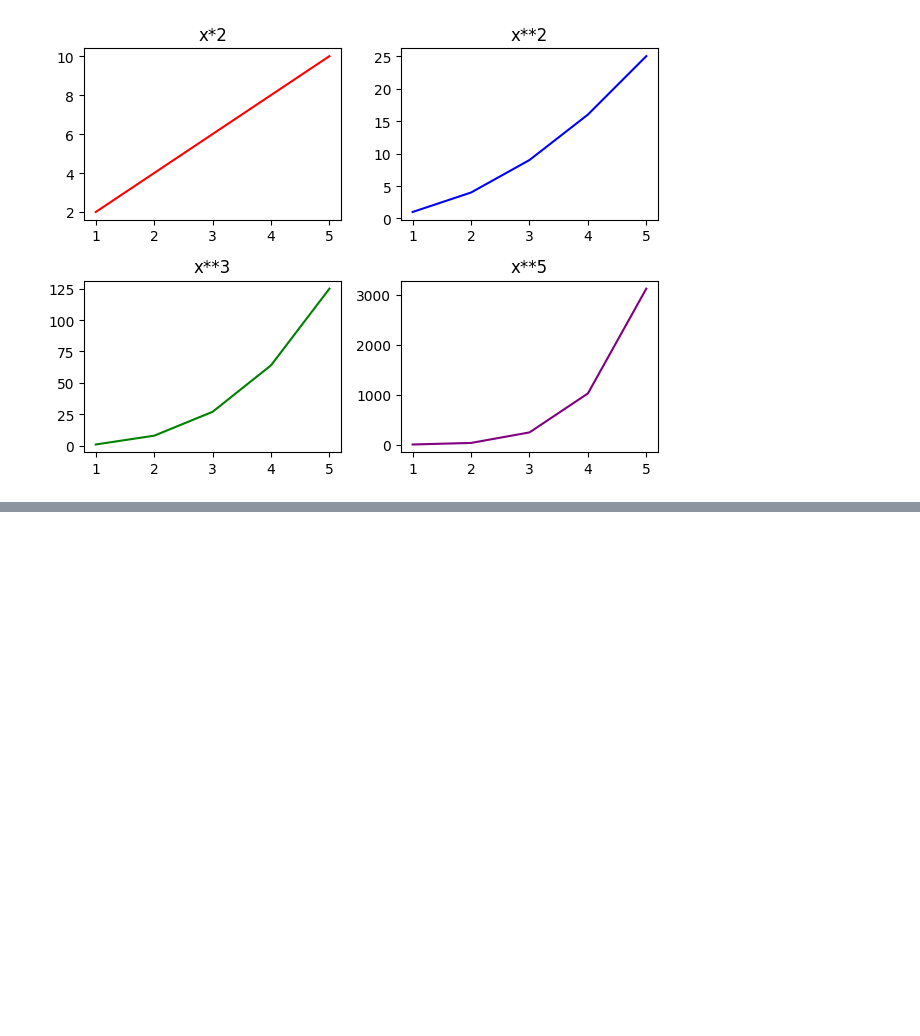
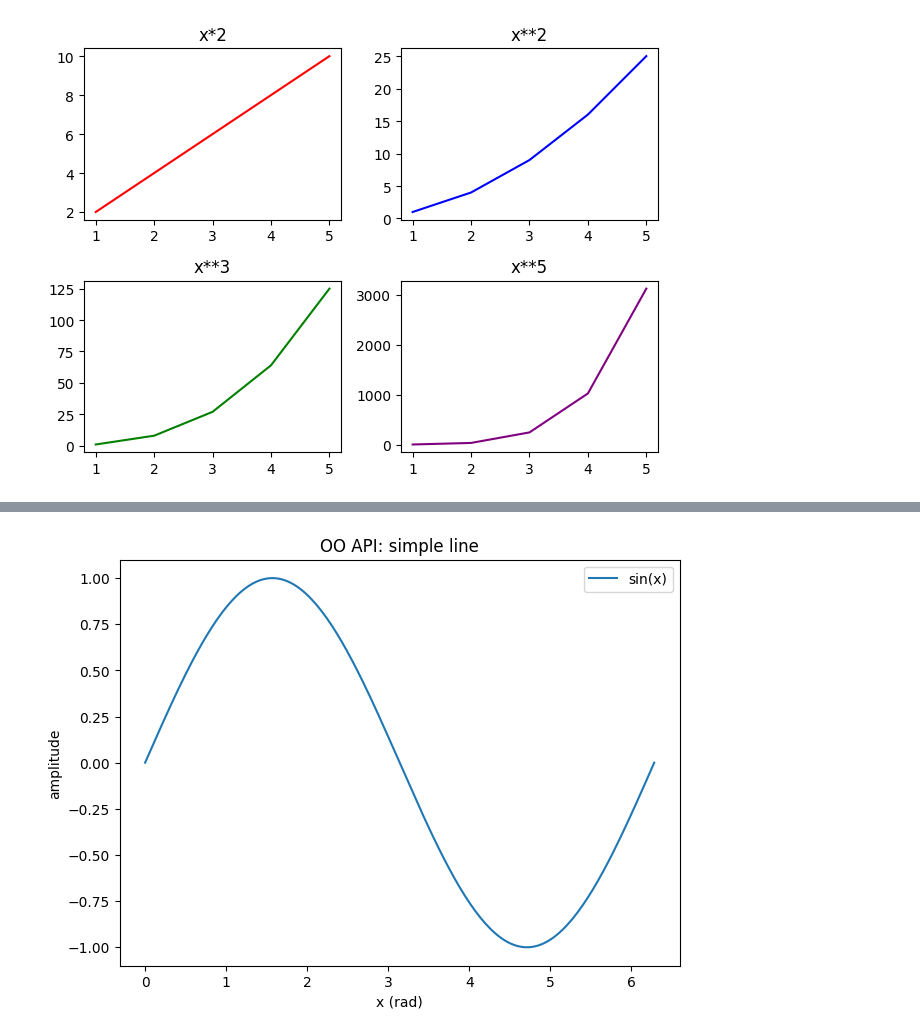
Before and after one commit to baldzhiyski/data-science-course, a Jupyter notebook: matplotlib/main.ipynb, the cells around one changed output, grey strips where cells are left out. Saved outputs shown, nothing was run; the diff lists cells and outputs as text; code cells hidden in the pictures; blank space fills up the shorter version.

```diff
--- a/matplotlib/main.ipynb
+++ b/matplotlib/main.ipynb
@@ -129,0 +165,15 @@ plt.show()
+# %%
+
+import matplotlib.pyplot as plt
+import numpy as np
+
+x = np.linspace(0, 2*np.pi, 200)
+y = np.sin(x)
+
+fig, ax = plt.subplots(constrained_layout=True)
+ax.plot(x, y, label="sin(x)")
+ax.set(title="OO API: simple line", xlabel="x (rad)", ylabel="amplitude")
+ax.legend()
+plt.show()
+# %% [output]
+[figure, added]
```
Also changed, not shown: parts of 32 cells of this notebook, 1 other file.
